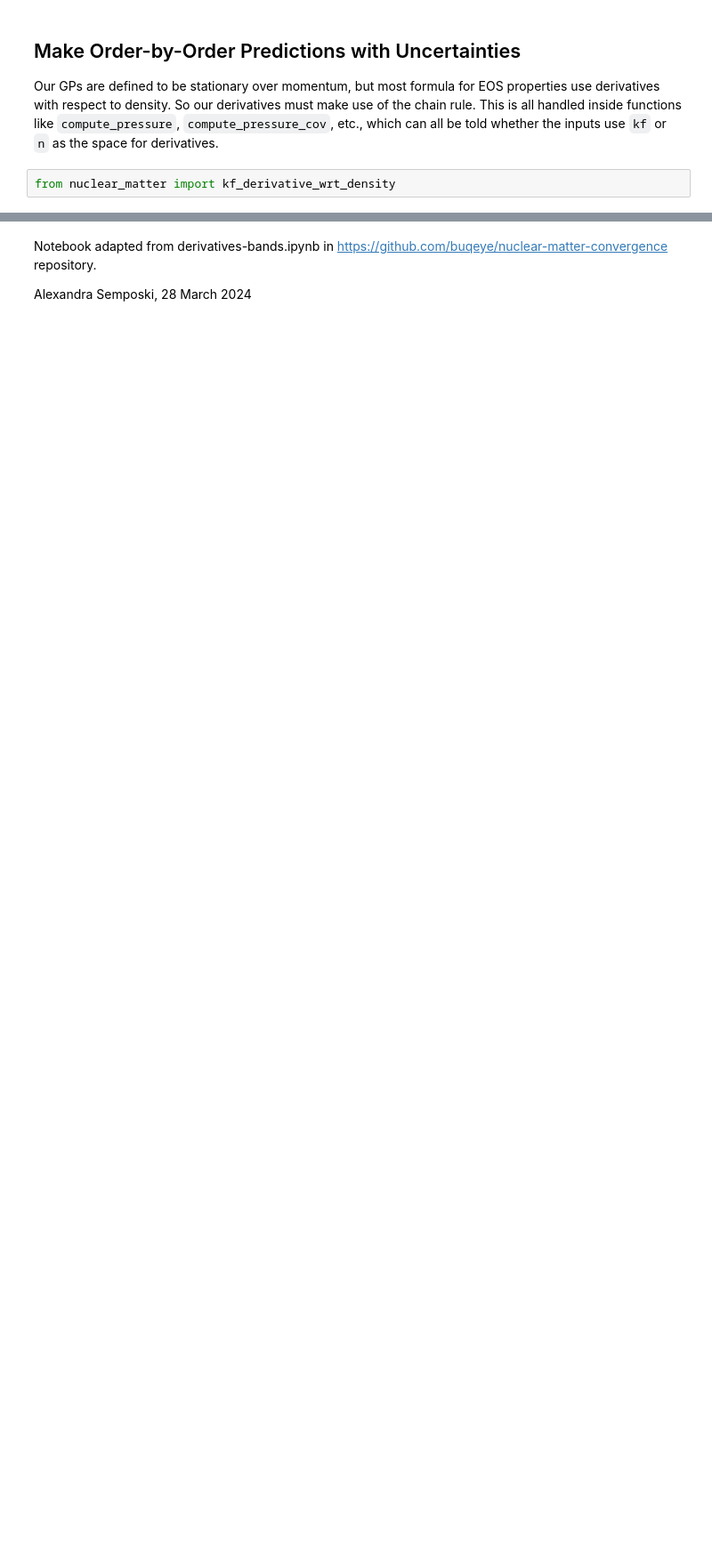
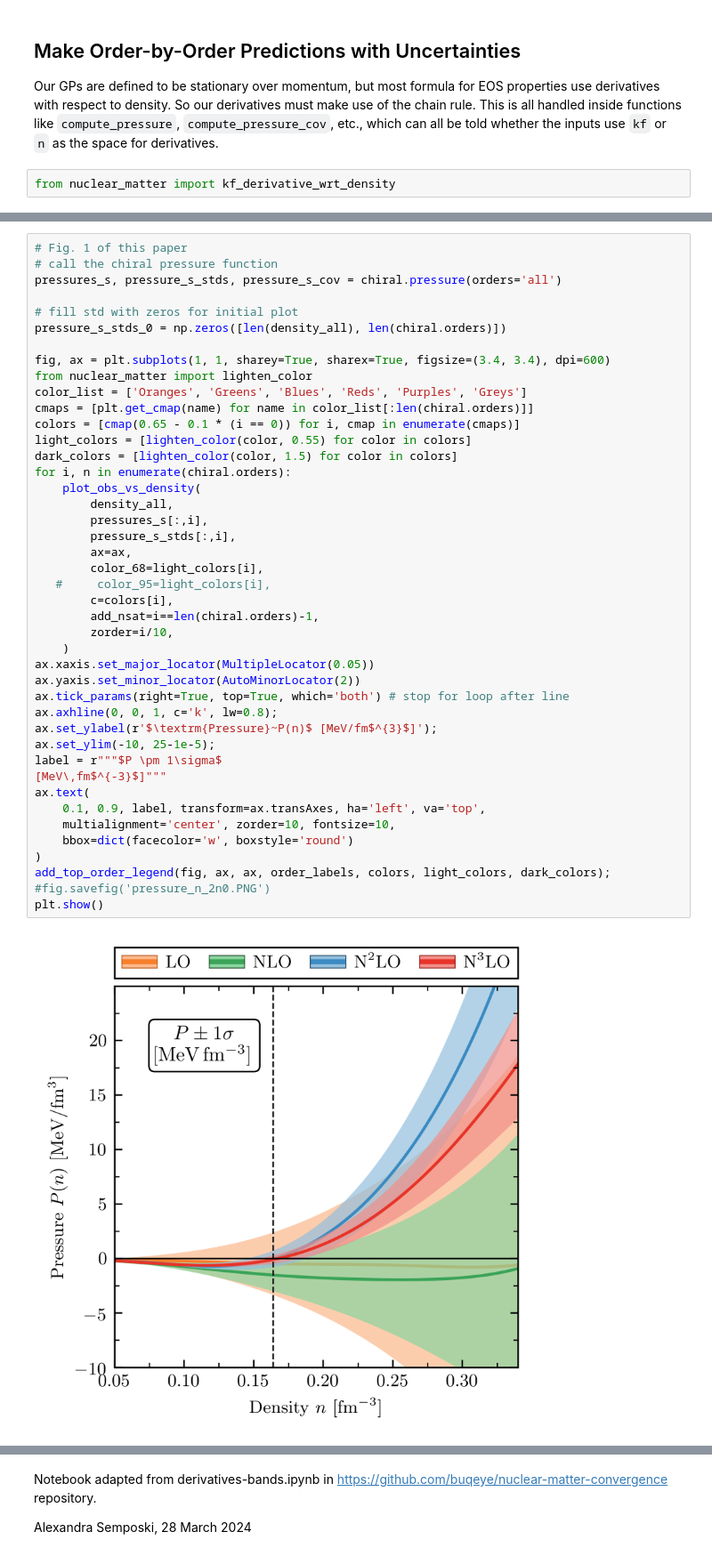
Before and after one commit to asemposki/neutron-rich-bmm, a Jupyter notebook: notebooks/EOS_ChEFT.ipynb, the cells around one changed output, grey strips where cells are left out. Shown at 89% size. Cells and saved outputs as stored; diff of their text form; blank space fills up the shorter version.

```diff
--- a/notebooks/EOS_ChEFT.ipynb
+++ b/notebooks/EOS_ChEFT.ipynb
@@ -1423,0 +619,45 @@ plt.show()
+# %%
+# Fig. 1 of this paper
+# call the chiral pressure function
+pressures_s, pressure_s_stds, pressure_s_cov = chiral.pressure(orders='all')
+
+# fill std with zeros for initial plot
+pressure_s_stds_0 = np.zeros([len(density_all), len(chiral.orders)])
+
+fig, ax = plt.subplots(1, 1, sharey=True, sharex=True, figsize=(3.4, 3.4), dpi=600)
+from nuclear_matter import lighten_color
+color_list = ['Oranges', 'Greens', 'Blues', 'Reds', 'Purples', 'Greys']
+cmaps = [plt.get_cmap(name) for name in color_list[:len(chiral.orders)]]
+colors = [cmap(0.65 - 0.1 * (i == 0)) for i, cmap in enumerate(cmaps)]
+light_colors = [lighten_color(color, 0.55) for color in colors]
+dark_colors = [lighten_color(color, 1.5) for color in colors]
+for i, n in enumerate(chiral.orders):
+    plot_obs_vs_density(
+        density_all,
+        pressures_s[:,i],
+        pressure_s_stds[:,i],
+        ax=ax,
+        color_68=light_colors[i],
+   #     color_95=light_colors[i],
+        c=colors[i],
+        add_nsat=i==len(chiral.orders)-1,
+        zorder=i/10,
+    )
+ax.xaxis.set_major_locator(MultipleLocator(0.05))
+ax.yaxis.set_minor_locator(AutoMinorLocator(2))
+ax.tick_params(right=True, top=True, which='both') # stop for loop after line
+ax.axhline(0, 0, 1, c='k', lw=0.8);
+ax.set_ylabel(r'$\textrm{Pressure}~P(n)$ [MeV/fm$^{3}$]');
+ax.set_ylim(-10, 25-1e-5);
+label = r"""$P \pm 1\sigma$
+[MeV\,fm$^{-3}$]"""
+ax.text(
+    0.1, 0.9, label, transform=ax.transAxes, ha='left', va='top',
+    multialignment='center', zorder=10, fontsize=10,
+    bbox=dict(facecolor='w', boxstyle='round')
+)
+add_top_order_legend(fig, ax, ax, order_labels, colors, light_colors, dark_colors);
+#fig.savefig('pressure_n_2n0.PNG')
+plt.show()
+# %% [output]
+[figure, added]
```
Also changed, not shown: parts of 84 cells of this notebook.
